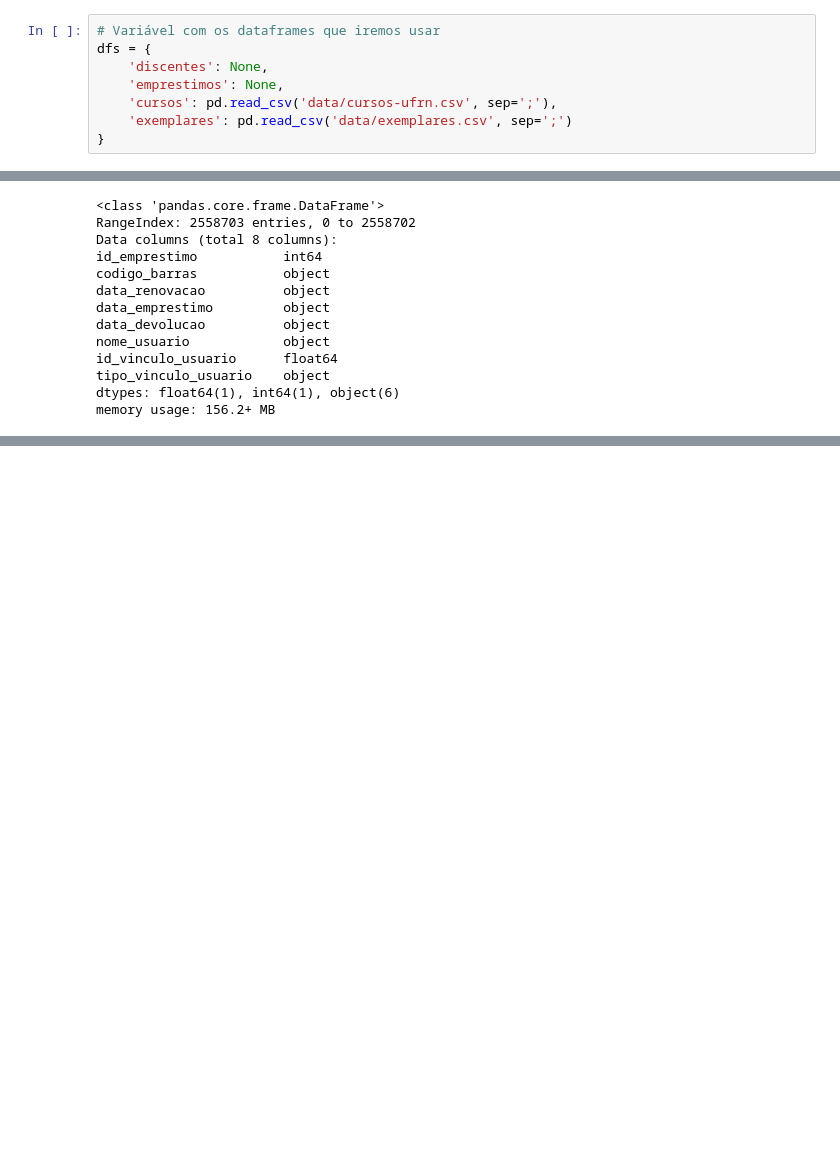
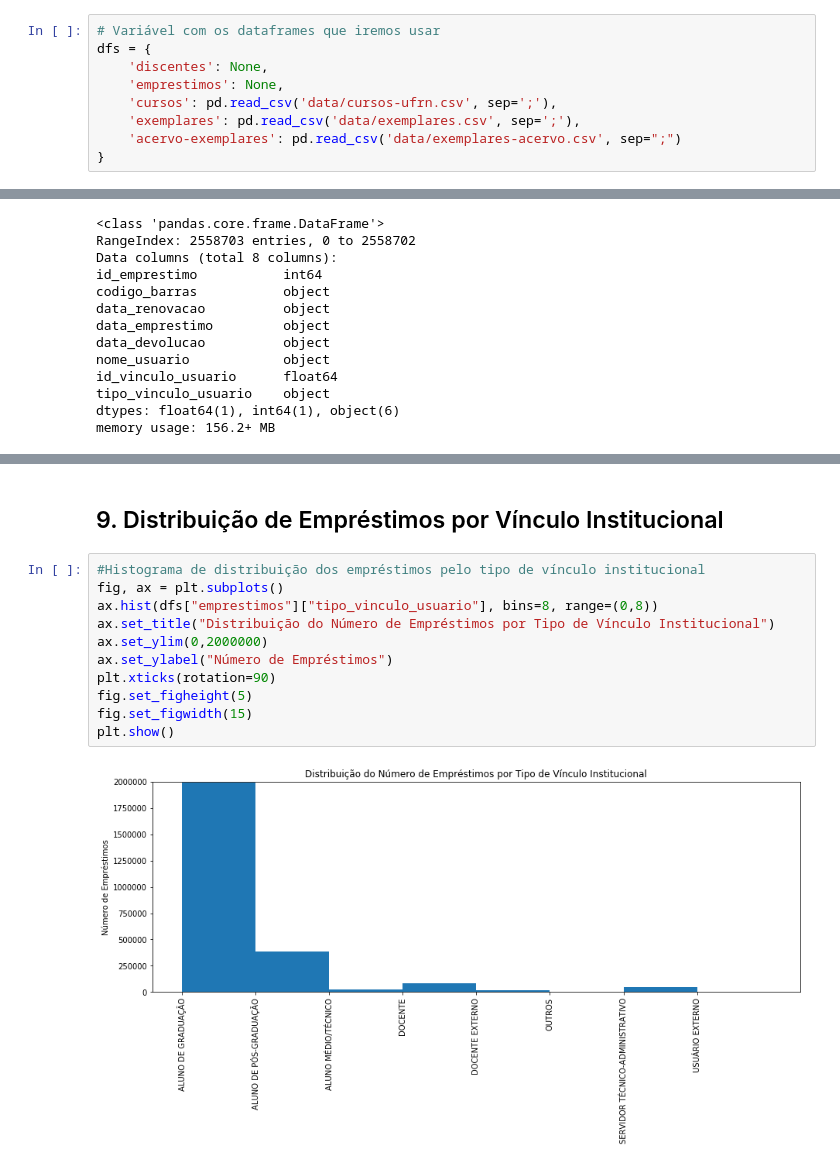
Before and after one commit to alvarofpp/imd0905-acervo-biblioteca, a Jupyter notebook: main.ipynb, the cells around one changed output, grey strips where cells are left out. Drawn from its saved outputs; the diff is of its cells as text; blank space fills up the shorter version.

Commit message:
Modificaçao do main e do ReadMe

```diff
--- a/main.ipynb
+++ b/main.ipynb
@@ -12,7 +43,8 @@ dfs = {
     'discentes': None,
     'emprestimos': None,
     'cursos': pd.read_csv('data/cursos-ufrn.csv', sep=';'),
-    'exemplares': pd.read_csv('data/exemplares.csv', sep=';')
+    'exemplares': pd.read_csv('data/exemplares.csv', sep=';'),
+    'acervo-exemplares': pd.read_csv('data/exemplares-acervo.csv', sep=";")
 }
 # %%
 # Arquivos da pasta de datasets
@@ -61,0 +382,15 @@ memory usage: 156.2+ MB
+# %% [markdown]
+## 9. Distribuição de Empréstimos por Vínculo Institucional
+# %%
+#Histograma de distribuição dos empréstimos pelo tipo de vínculo institucional
+fig, ax = plt.subplots()
+ax.hist(dfs["emprestimos"]["tipo_vinculo_usuario"], bins=8, range=(0,8))
+ax.set_title("Distribuição do Número de Empréstimos por Tipo de Vínculo Institucional")
+ax.set_ylim(0,2000000)
+ax.set_ylabel("Número de Empréstimos")
+plt.xticks(rotation=90)
+fig.set_figheight(5)
+fig.set_figwidth(15)
+plt.show()
+# %% [output]
+[figure, added]
```
Also changed, not shown: parts of 88 cells of this notebook, 4 other files.
